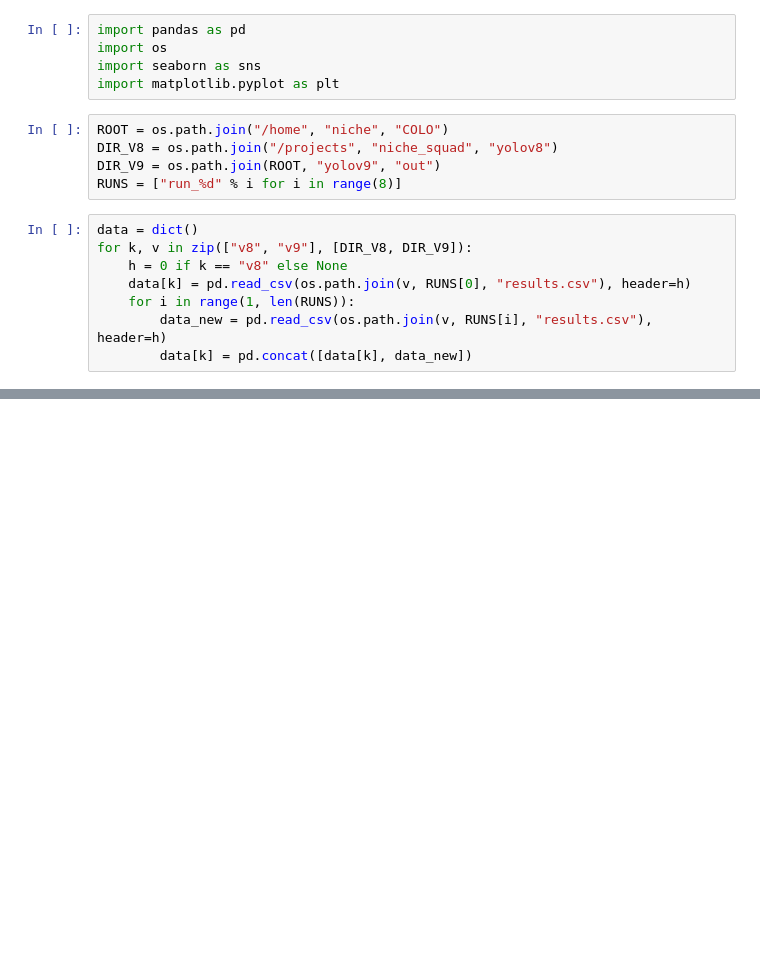
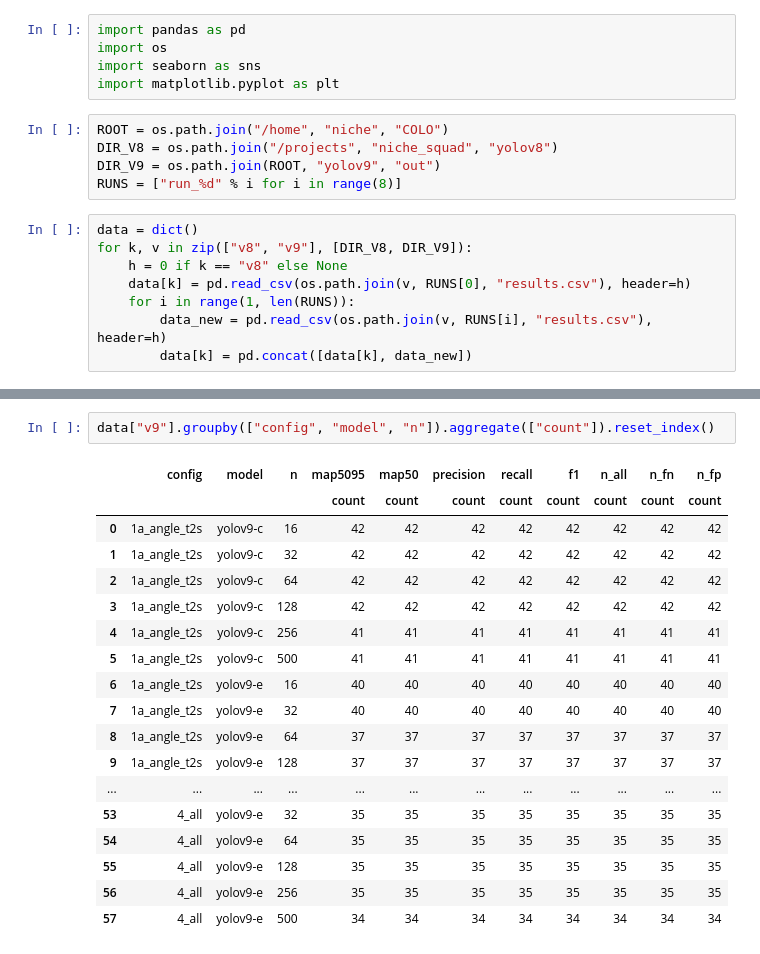
Before and after one commit to Niche-Squad/COLO, a Jupyter notebook: _3_evaluate.ipynb, the cells around one changed output, grey strips where cells are left out. Cells and saved outputs as stored; diff of their text form; blank space fills up the shorter version.

```diff
--- a/_3_evaluate.ipynb
+++ b/_3_evaluate.ipynb
@@ -24,3 +60,24 @@ print(data_out)
+# %%
+data["v9"].groupby(["config", "model", "n"]).aggregate(["count"]).reset_index()
+# %% [output]
+|  | config | model | n | map5095 | map50 | precision | recall | f1 | n_all | n_fn | n_fp |
+|  |  |  |  | count | count | count | count | count | count | count | count |
+| 0 | 1a_angle_t2s | yolov9-c | 16 | 42 | 42 | 42 | 42 | 42 | 42 | 42 | 42 |
+| 1 | 1a_angle_t2s | yolov9-c | 32 | 42 | 42 | 42 | 42 | 42 | 42 | 42 | 42 |
+| 2 | 1a_angle_t2s | yolov9-c | 64 | 42 | 42 | 42 | 42 | 42 | 42 | 42 | 42 |
+| 3 | 1a_angle_t2s | yolov9-c | 128 | 42 | 42 | 42 | 42 | 42 | 42 | 42 | 42 |
+| 4 | 1a_angle_t2s | yolov9-c | 256 | 41 | 41 | 41 | 41 | 41 | 41 | 41 | 41 |
+| 5 | 1a_angle_t2s | yolov9-c | 500 | 41 | 41 | 41 | 41 | 41 | 41 | 41 | 41 |
+| 6 | 1a_angle_t2s | yolov9-e | 16 | 40 | 40 | 40 | 40 | 40 | 40 | 40 | 40 |
+| 7 | 1a_angle_t2s | yolov9-e | 32 | 40 | 40 | 40 | 40 | 40 | 40 | 40 | 40 |
+| 8 | 1a_angle_t2s | yolov9-e | 64 | 37 | 37 | 37 | 37 | 37 | 37 | 37 | 37 |
+| 9 | 1a_angle_t2s | yolov9-e | 128 | 37 | 37 | 37 | 37 | 37 | 37 | 37 | 37 |
+| ... | ... | ... | ... | ... | ... | ... | ... | ... | ... | ... | ... |
+| 53 | 4_all | yolov9-e | 32 | 35 | 35 | 35 | 35 | 35 | 35 | 35 | 35 |
+| 54 | 4_all | yolov9-e | 64 | 35 | 35 | 35 | 35 | 35 | 35 | 35 | 35 |
+| 55 | 4_all | yolov9-e | 128 | 35 | 35 | 35 | 35 | 35 | 35 | 35 | 35 |
+| 56 | 4_all | yolov9-e | 256 | 35 | 35 | 35 | 35 | 35 | 35 | 35 | 35 |
+| 57 | 4_all | yolov9-e | 500 | 34 | 34 | 34 | 34 | 34 | 34 | 34 | 34 |
 # %%
 p = 5 * 3 * 5 # n size x models x datasets
 print("number of iterations in V8: %.2f" % (len(data["v8"]) / p))
```
Also changed, not shown: parts of 7 cells of this notebook, 1 other file.
